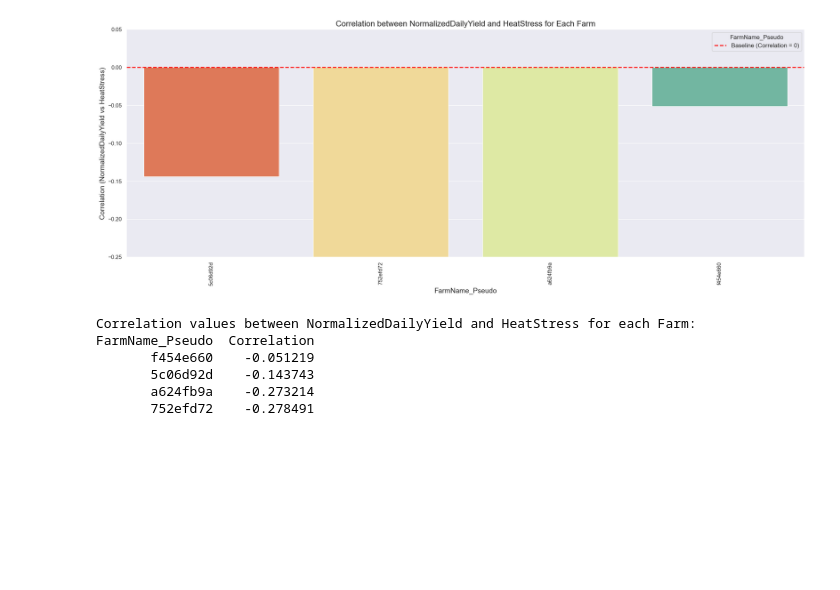
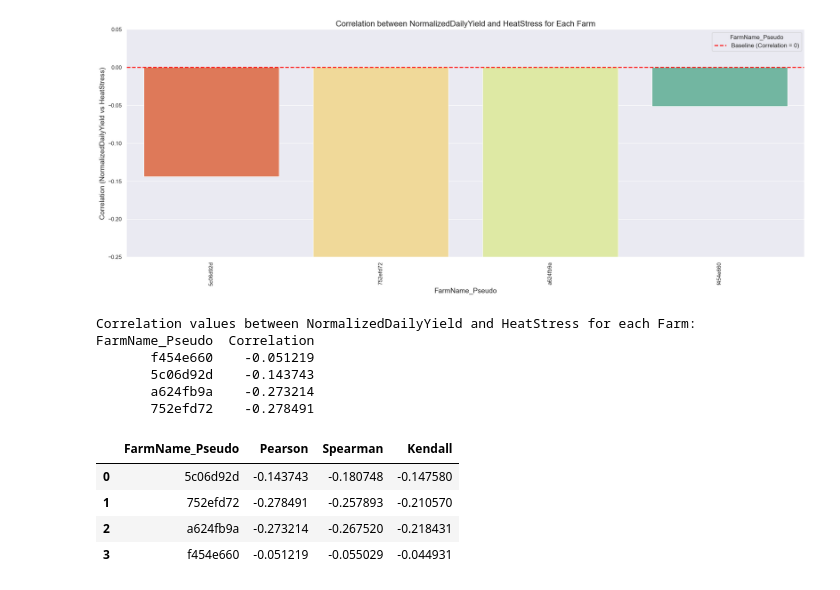
Before and after one commit to jockepolis/HeatStressEvaluationSummer24, a Jupyter notebook: ModelingFarmLevelYield/Corr_FarmMilkApp.ipynb, the cells around one changed output. Drawn from its saved outputs; the diff is of its cells as text; code cells hidden in the pictures; blank space fills up the shorter version.

Commit message:
edit corr

```diff
--- a/ModelingFarmLevelYield/Corr_FarmMilkApp.ipynb
+++ b/ModelingFarmLevelYield/Corr_FarmMilkApp.ipynb
@@ -106,3 +104,22 @@ FarmName_Pseudo  Correlation
        5c06d92d    -0.143743
        a624fb9a    -0.273214
        752efd72    -0.278491
+# %%
+# Calculate correlations for each farm using Pearson, Spearman, and Kendall methods
+grouped = milk_data.groupby('FarmName_Pseudo')
+
+# Initialize a DataFrame to store the correlations
+correlations = pd.DataFrame({
+    'FarmName_Pseudo': list(grouped.groups.keys()),
+    'Pearson': [grouped.get_group(name)[['NormalizedDailyYield', 'HeatStress']].corr().iloc[0, 1] for name in grouped.groups.keys()],
+    'Spearman': [spearmanr(grouped.get_group(name)['NormalizedDailyYield'], grouped.get_group(name)['HeatStress'])[0] for name in grouped.groups.keys()],
+    'Kendall': [kendalltau(grouped.get_group(name)['NormalizedDailyYield'], grouped.get_group(name)['HeatStress'])[0] for name in grouped.groups.keys()]
+})
+
+correlations
+# %% [output]
+|  | FarmName_Pseudo | Pearson | Spearman | Kendall |
+| 0 | 5c06d92d | -0.143743 | -0.180748 | -0.147580 |
+| 1 | 752efd72 | -0.278491 | -0.257893 | -0.210570 |
+| 2 | a624fb9a | -0.273214 | -0.267520 | -0.218431 |
+| 3 | f454e660 | -0.051219 | -0.055029 | -0.044931 |
```
Also changed, not shown: parts of 1 cell of this notebook.
